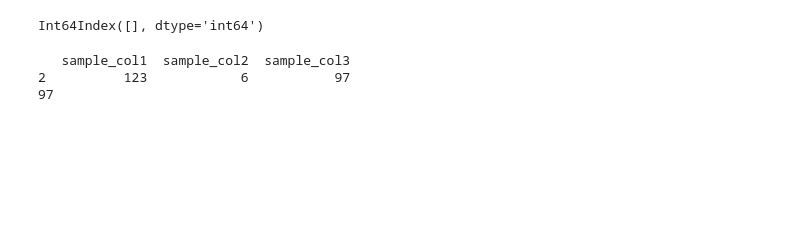
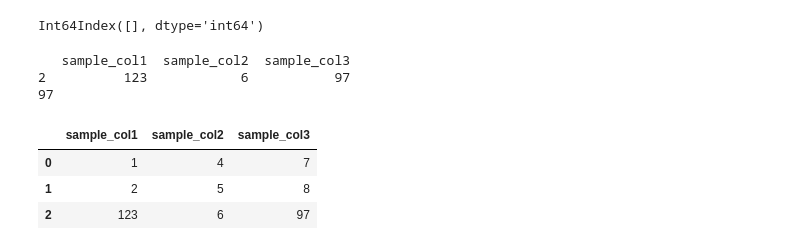
Before and after one commit to lashkscc/Steam-reviews-deep-dive, a Jupyter notebook: steamreviews.ipynb, the cells around one changed output. Cells and saved outputs as stored; diff of their text form; code cells hidden in the pictures; blank space fills up the shorter version.

```diff
--- a/steamreviews.ipynb
+++ b/steamreviews.ipynb
@@ -168,10 +179,17 @@ d = {'sample_col1': [1, 2, 123],
      'sample_col3': [7, 8, 97]}
 
 df = pd.DataFrame(d)
-
+tdf = pd.DataFrame()
 print(df.loc[df['sample_col1'] == 123])
 print(df.loc[df['sample_col1'] == 123,'sample_col3'].values[0])
 # %% [output]
    sample_col1  sample_col2  sample_col3
 2          123            6           97
 97
+# %%
+pd.concat([tdf, df], ignore_index=False)
+# %% [output]
+|  | sample_col1 | sample_col2 | sample_col3 |
+| 0 | 1 | 4 | 7 |
+| 1 | 2 | 5 | 8 |
+| 2 | 123 | 6 | 97 |
```
Also changed, not shown: parts of 4 cells of this notebook, 1 other file.
